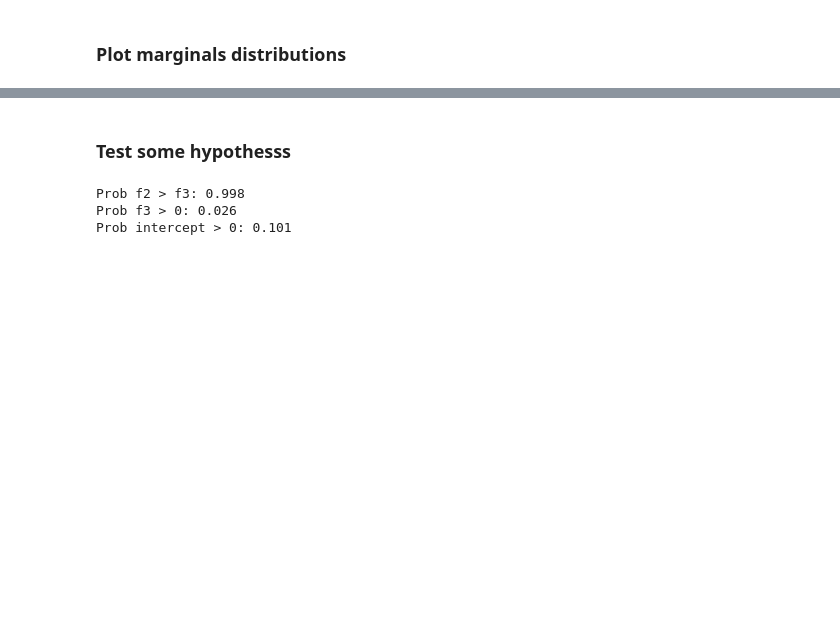
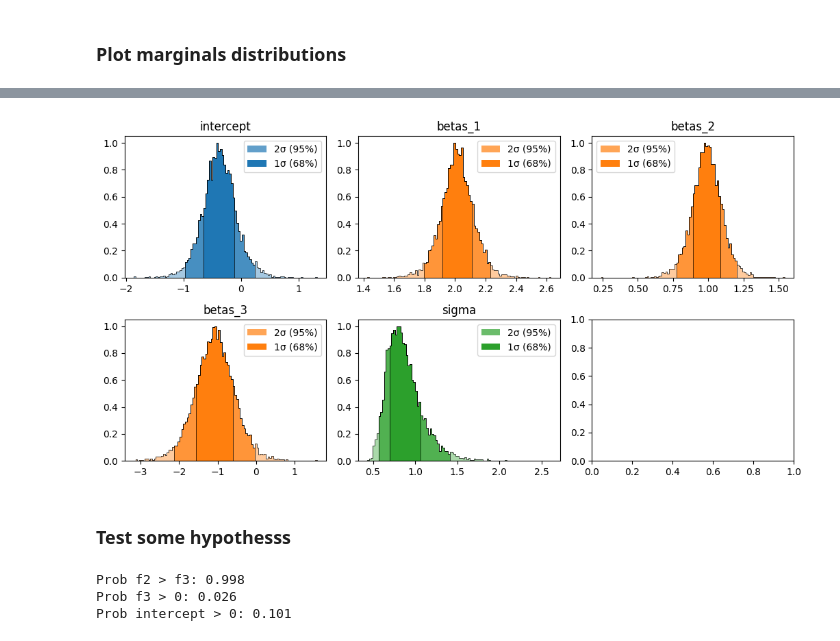
Before and after one commit to dominicbates/statistical-analysis-templates, a Jupyter notebook: templates/linear_regression_bayesian.ipynb, the cells around one changed output, grey strips where cells are left out. Saved outputs shown, nothing was run; the diff lists cells and outputs as text; code cells hidden in the pictures; blank space fills up the shorter version.

Commit message:
Added some nicer plotting functions to plot all marginals easily

```diff
--- a/templates/linear_regression_bayesian.ipynb
+++ b/templates/linear_regression_bayesian.ipynb
@@ -135,3 +129,7 @@ marginals_hist(vals, 'sigma', color='C2')
+# %%
+plot_all_marginals(trace, grid_shape = (2,3))
+# %% [output]
+[figure, added]
 # %% [markdown]
 ### Test some hypothesss
 # %%
```
Also changed, not shown: parts of 5 cells of this notebook, 2 other files.
